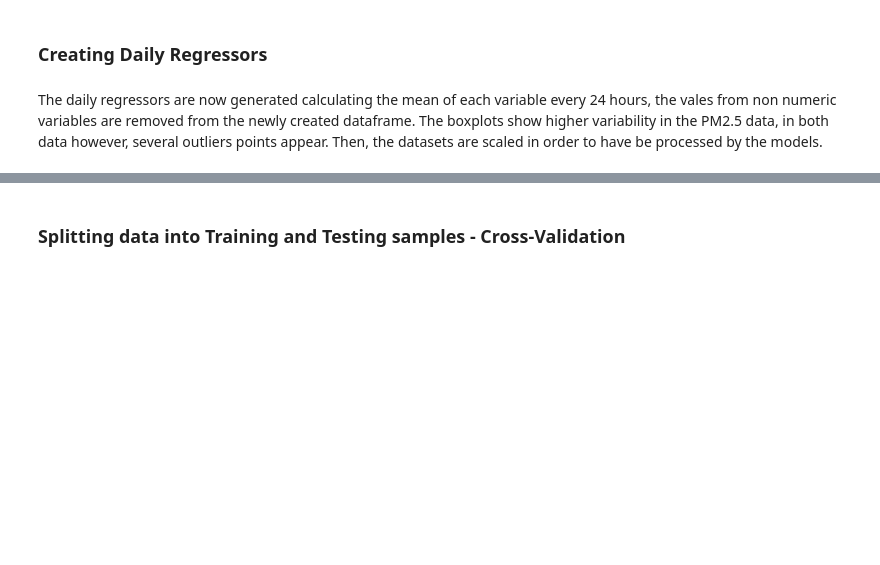
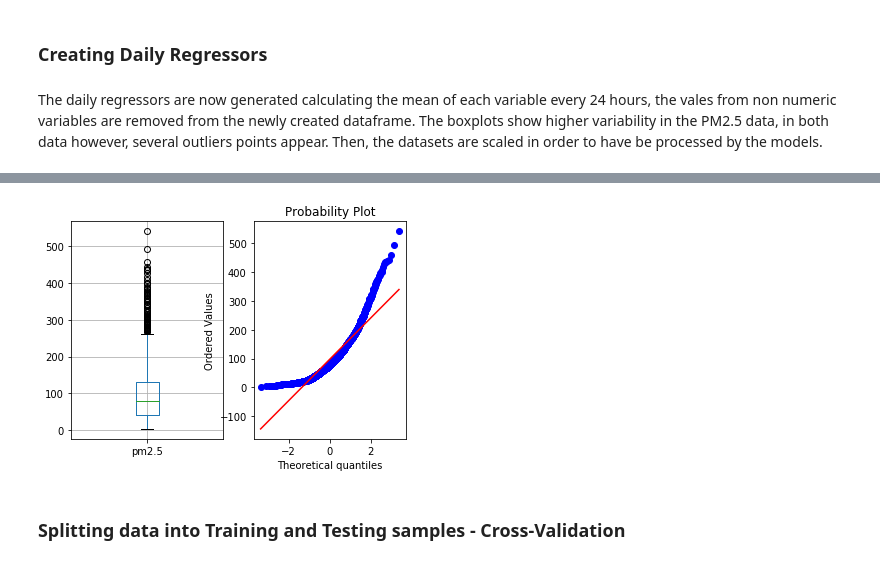
Before and after one commit to dtrianab/PM-Fcast-Python, a Jupyter notebook: PMs_Daily_SimpleRegressors.ipynb, the cells around one changed output, grey strips where cells are left out. Cells and saved outputs as stored; diff of their text form; code cells hidden in the pictures; blank space fills up the shorter version.

```diff
--- a/PMs_Daily_SimpleRegressors.ipynb
+++ b/PMs_Daily_SimpleRegressors.ipynb
@@ -81,0 +78,3 @@ The daily regressors are now generated calculating the mean of each variable eve
+# %%
+X_PM25=PM25_daily[['DEWP', 'TEMP', 'PRES', 'Iws', 'Is']] #cbwd,Ir discarded
+y_PM25=PM25_daily[['pm2.5']]
@@ -103,10 +115,10 @@ X_PM25_scaled=scaler_X_PM25.transform(X_PM25)
-# %%
-#First Column is Target Variable, the rest are the features
-X_PM25=X_PM25_scaled[:,1:]
-y_PM25=X_PM25_scaled[:,0]
-
-X_PM10=X_PM10_scaled[:,1:]
-y_PM10=X_PM10_scaled[:,0]
+# %%
+fig, axs = plt.subplots(1,2)
+PM25_daily.boxplot(column=['pm2.5'], ax=axs[0])
+stats.probplot(y_PM25['pm2.5'], dist="norm", plot=axs[1])
+pylab.show()
+# %% [output]
+[figure, added]
 # %% [markdown]
 ### Splitting data into Training and Testing samples - Cross-Validation
 # %% [markdown]
```
Also changed, not shown: parts of 30 cells of this notebook, 7 other files.
